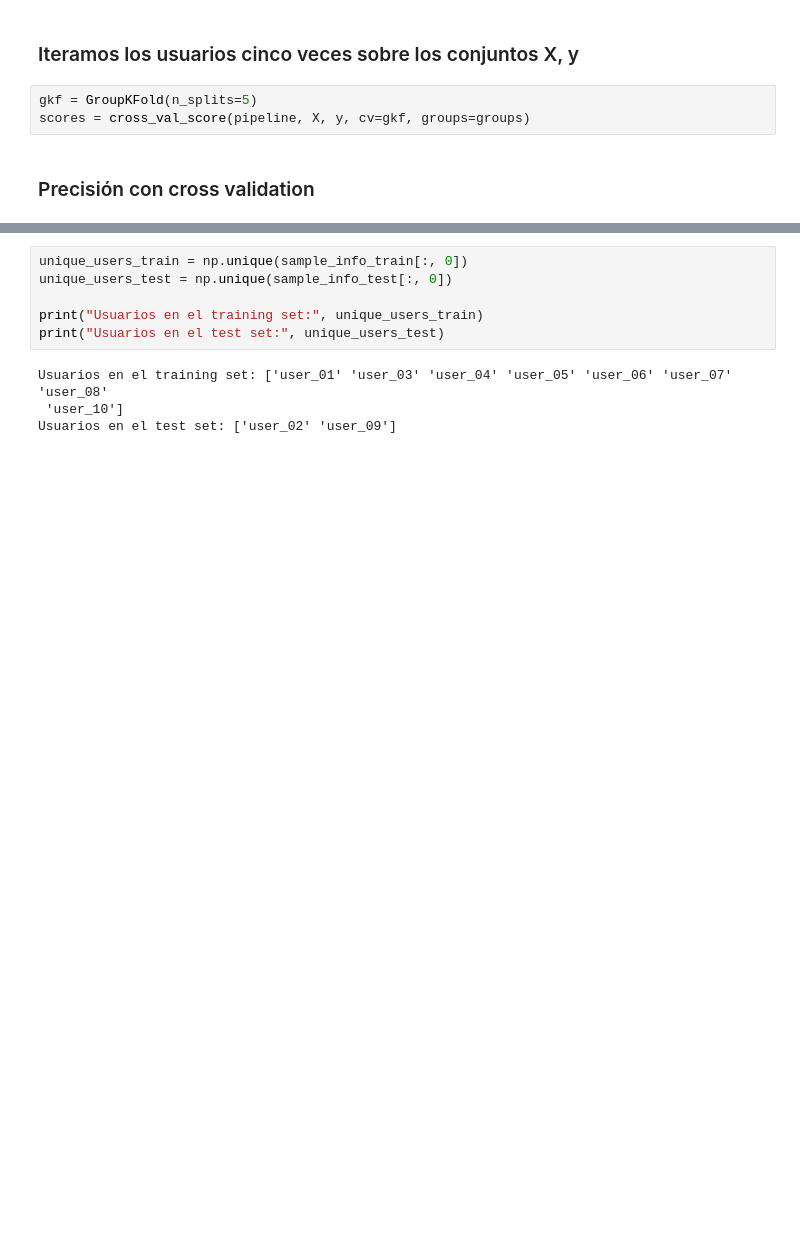
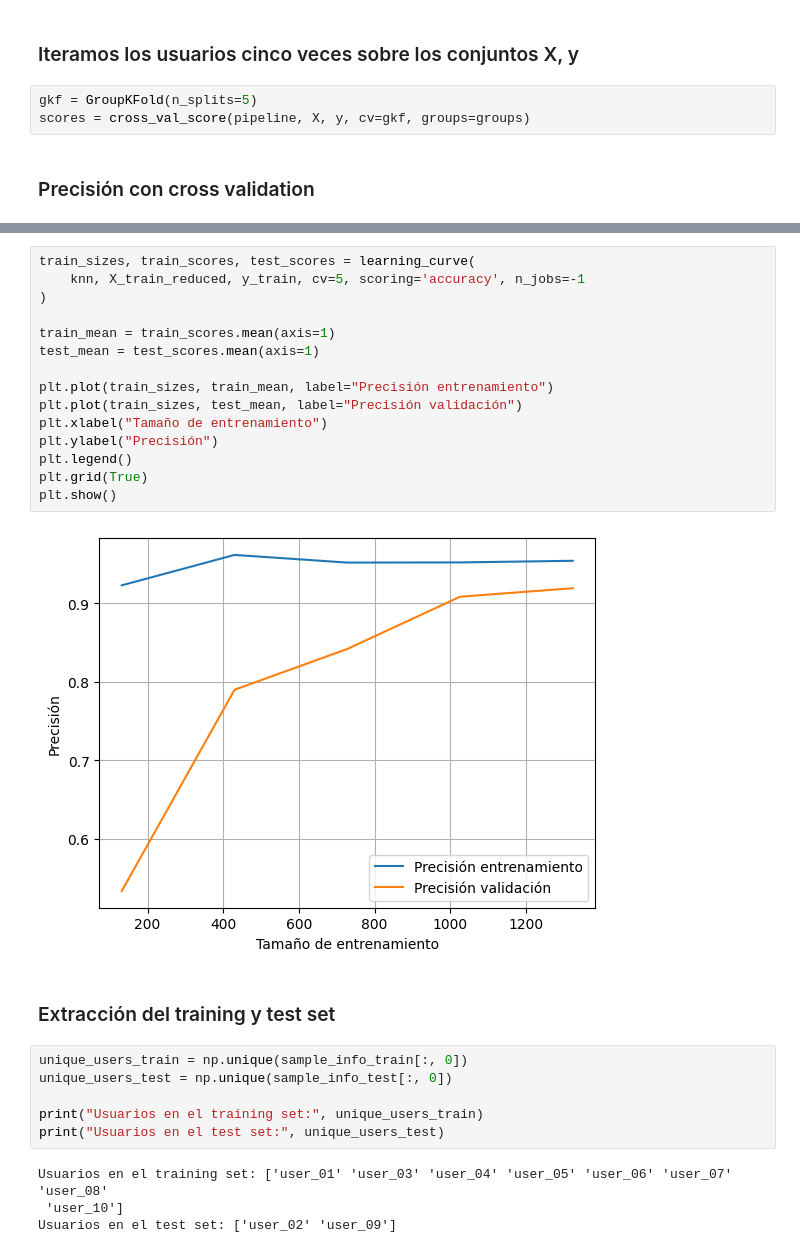
Before and after one commit to ivanvzqzz/gestures, a Jupyter notebook: gestures.ipynb, the cells around one changed output, grey strips where cells are left out. Saved outputs shown, nothing was run; the diff lists cells and outputs as text; blank space fills up the shorter version.

```diff
--- a/gestures.ipynb
+++ b/gestures.ipynb
@@ -214,3 +241,22 @@ Precisión promedio: 0.8606990394660163
+# %%
+train_sizes, train_scores, test_scores = learning_curve(
+    knn, X_train_reduced, y_train, cv=5, scoring='accuracy', n_jobs=-1
+)
+
+train_mean = train_scores.mean(axis=1)
+test_mean = test_scores.mean(axis=1)
+
+plt.plot(train_sizes, train_mean, label="Precisión entrenamiento")
+plt.plot(train_sizes, test_mean, label="Precisión validación")
+plt.xlabel("Tamaño de entrenamiento")
+plt.ylabel("Precisión")
+plt.legend()
+plt.grid(True)
+plt.show()
+# %% [output]
+[figure, added]
+# %% [markdown]
+### Extracción del training y test set
 # %%
 unique_users_train = np.unique(sample_info_train[:, 0])
 unique_users_test = np.unique(sample_info_test[:, 0])
```
Also changed, not shown: parts of 16 cells of this notebook.
